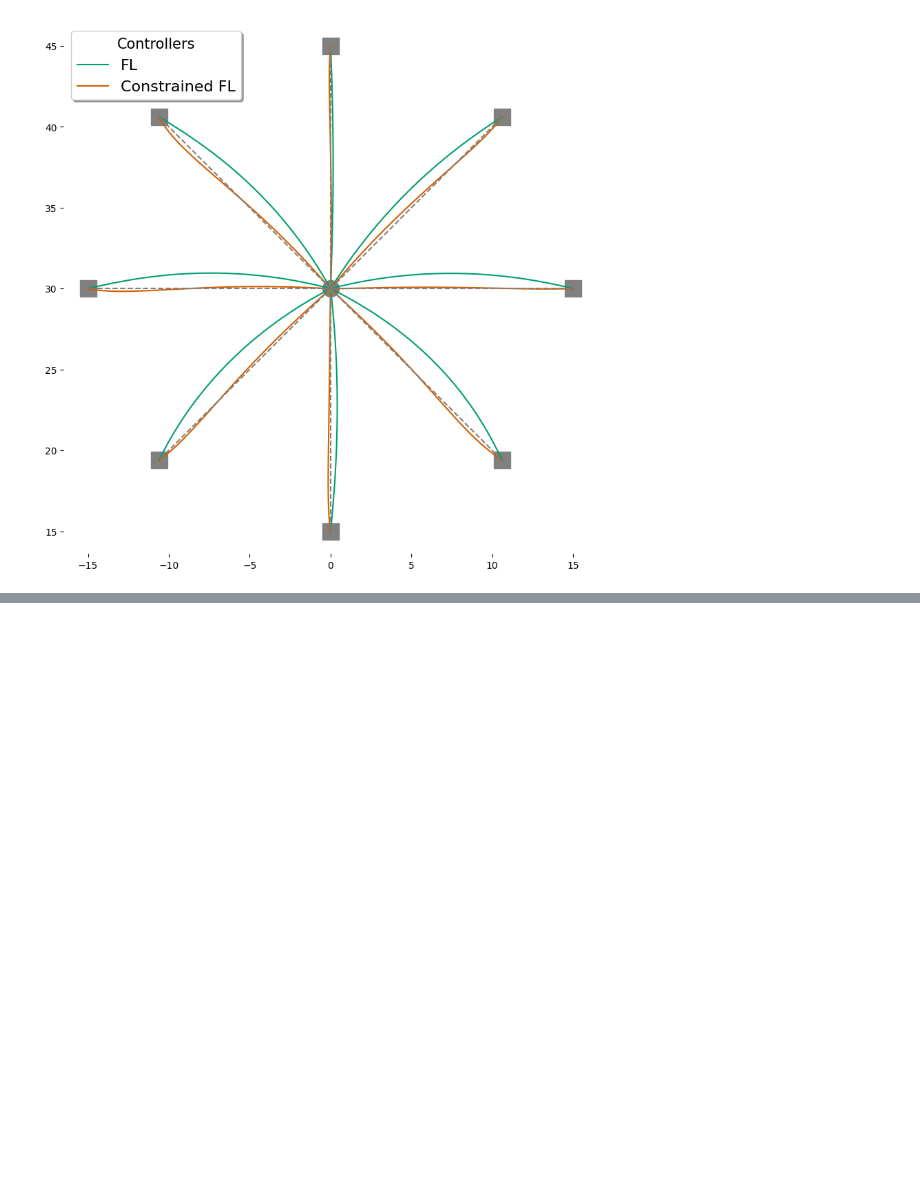
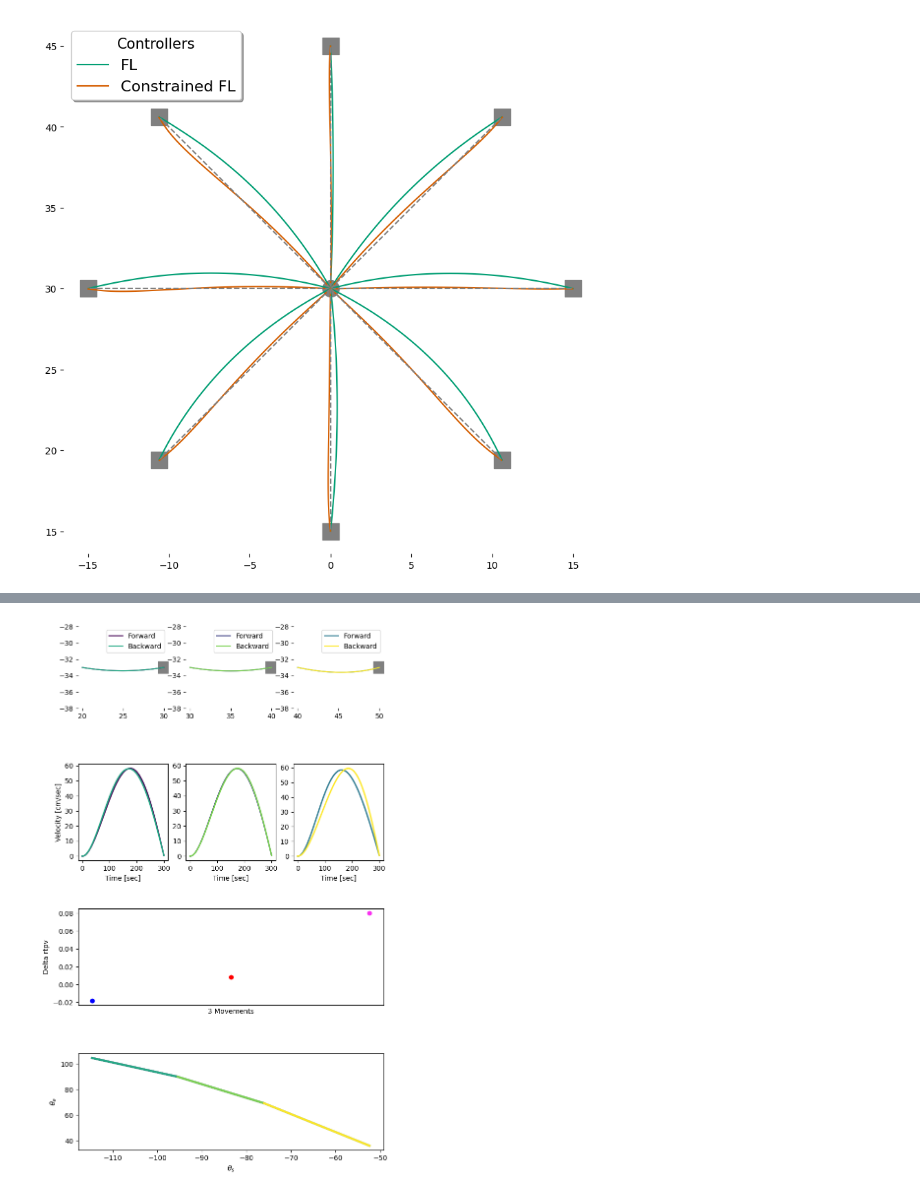
Before and after one commit to AlexandreThy/PhD, a Jupyter notebook: CurrentParts/PathConstraint.ipynb, the cells around one changed output, grey strips where cells are left out. Cells and saved outputs as stored; diff of their text form; code cells hidden in the pictures; blank space fills up the shorter version.

```diff
--- a/CurrentParts/PathConstraint.ipynb
+++ b/CurrentParts/PathConstraint.ipynb
@@ -664,0 +975,61 @@ plt.savefig("CenteroutConstrained.png",dpi = 200)
+# %%
+import matplotlib.gridspec as gridspec
+colors = plt.cm.viridis(np.linspace(0, 1, 6))[:3]
+colors2 = plt.cm.viridis(np.linspace(0, 1, 6))[3:]
+dotcolor= np.array(["blue","red","#f932f0"])
+
+
+fig = plt.figure(figsize = (8,14))
+gs = gridspec.GridSpec(4, 3, hspace=0.5)
+
+Height = -33
+Large = np.array([20,30,40])
+Larger= np.array([30,40,50])
+starting_positions = np.array([[Large[0],Height],[Large[1],Height],[Large[2],Height]])
+ending_positions = np.array([[Larger[0],Height],[Larger[1],Height],[Larger[2],Height]])
+NUM_ITER = 600
+dt = .3/NUM_ITER
+time = np.linspace(0,300,NUM_ITER)
+
+WP = 0000 #set to 1e4 to activate path constraint
+ax3 = fig.add_subplot(gs[2, :])
+ax4 = fig.add_subplot(gs[3, :])
+for u in range(3):
+    L = 15
+    start = starting_positions[u]
+    end = ending_positions[u]
+
+    ax1 = fig.add_subplot(gs[0, u])
+    ax2 = fig.add_subplot(gs[1, u])
+
+    ax1.scatter(end[0],end[1],marker = "s",color="grey",s = 300)
+    delete_axis(ax1)
+    ax1.set_aspect("equal")
+    ax1.set_ylim(Height - 5,Height + 5)
+
+    X,Y,_,x = Feedback_Linearization_witPathConstraintG(Duration=.3,wp = WP,Num_iter=NUM_ITER,starting_point=start,targets=end,percent = .8,taupath = .04,ShowJ = True,Delay = 0)
+    X2,Y2,_,x2 = Feedback_Linearization_witPathConstraintG(Duration=.3,wp = WP,Num_iter=NUM_ITER,starting_point=end,targets=start,percent = .8,taupath = .04,ShowJ = True,Delay = 0)
+
+    ax1.plot(X,Y,color = colors[u], label = "Forward")
+    ax1.plot(X2,Y2,color = colors2[u], label = "Backward")
+    ax1.legend()
+
+    if u == 0: ax2.set_ylabel("Velocity [cm/sec]")
+    ax2.set_xlabel("Time [sec]")
+
+    ax2.plot(time,compute_absolute_velocity(X,Y,dt),color = colors[u], label = "Forward",linewidth = 2)
+    ax2.plot(time,compute_absolute_velocity(X2,Y2,dt),color = colors2[u], label = "Backward",linewidth = 2)
+
+    ax3.set_ylabel("Delta rtpv")
+    ax3.set_xlabel("3 Movements")
+    ax3.set_xticks([])
+
+    ax3.scatter(u,(np.argmax(compute_absolute_velocity(X2,Y2,dt))-np.argmax(compute_absolute_velocity(X,Y,dt)))/NUM_ITER,color = dotcolor[u])
+
+    ax4.plot(x[:,0]*180/pi,x[:,1]*180/pi,color = colors[u],linewidth = 3)
+    ax4.plot(x2[:,0]*180/pi,x2[:,1]*180/pi,color = colors2[u],linewidth = 3)
+
+    ax4.set_ylabel(r"$\theta_e$")
+    ax4.set_xlabel(r"$\theta_s$")
+# %% [output]
+[figure, added]
```
Also changed, not shown: parts of 8 cells of this notebook, 3 other files.
